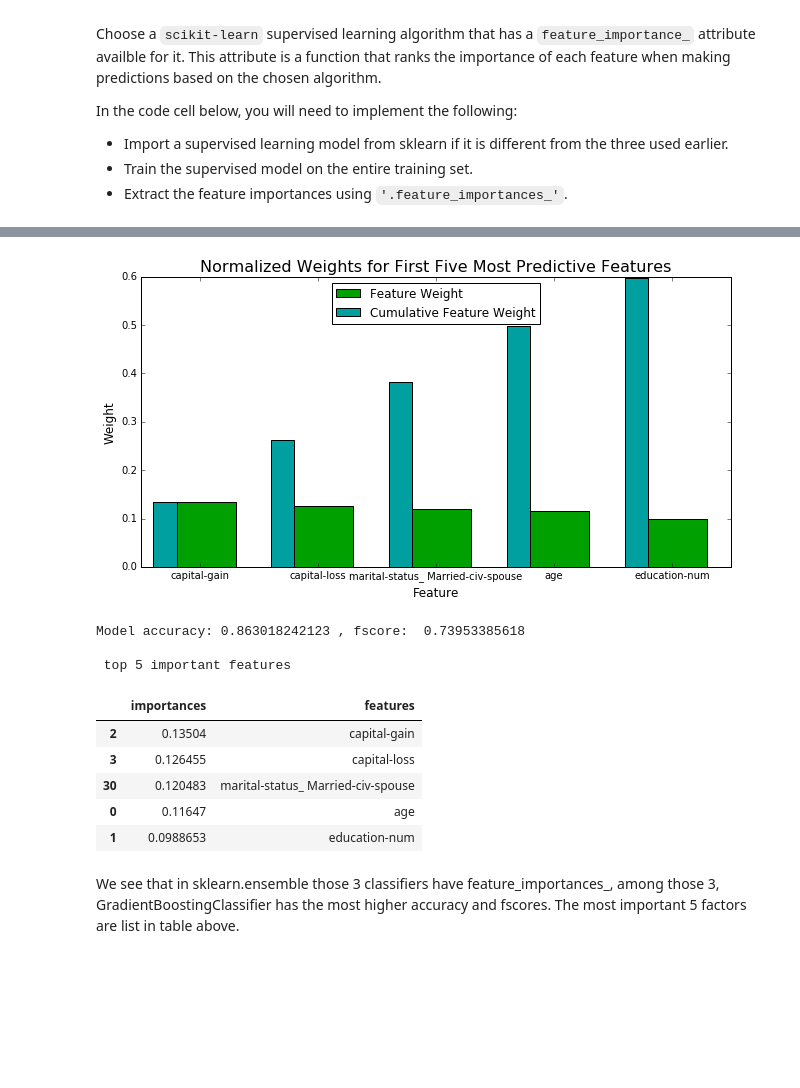
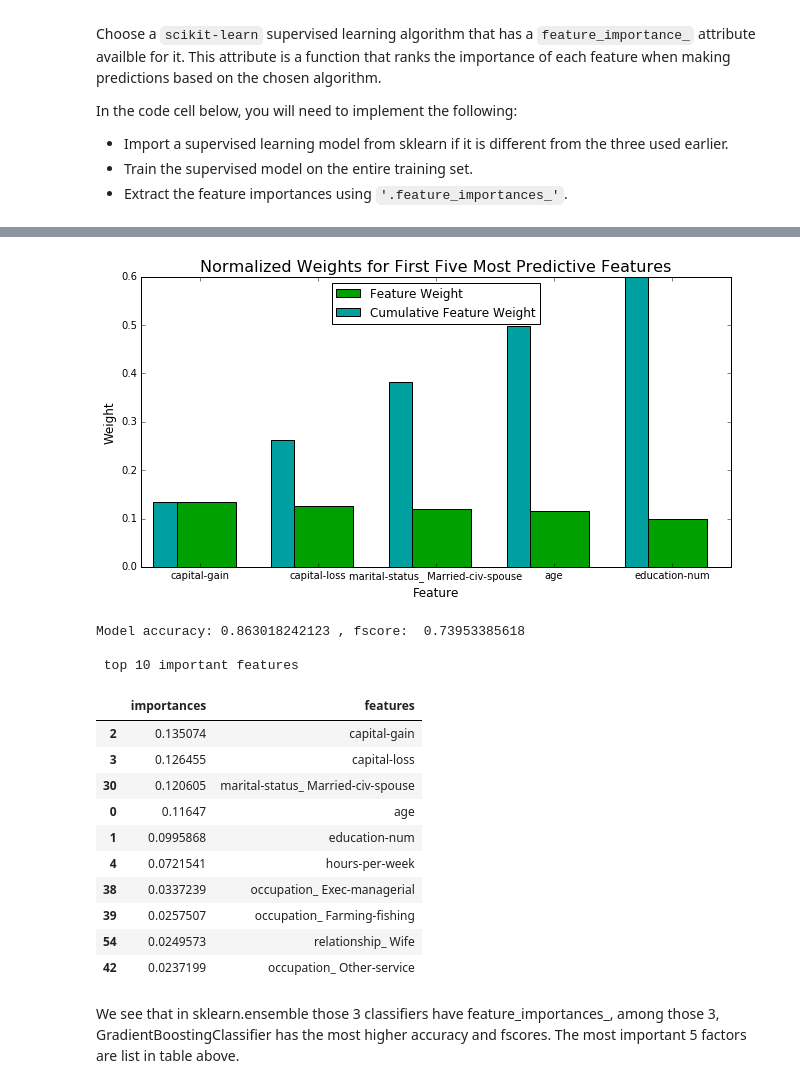
Before and after one commit to gundamkeroro/MLND, a Jupyter notebook: Project 2.Find Donors/finding_donors.ipynb, the cells around one changed output, grey strips where cells are left out. Drawn from its saved outputs; the diff is of its cells as text; code cells hidden in the pictures; blank space fills up the shorter version.

```diff
--- a/Project 2.Find Donors/finding_donors.ipynb
+++ b/Project 2.Find Donors/finding_donors.ipynb
@@ -575,41 +587,46 @@ Model accuracy: 0.83869541183 , fscore:  0.674293813911
 # %%
 # TODO: Import a supervised learning model that has 'feature_importances_'
 from sklearn.ensemble import GradientBoostingClassifier
 
 # TODO: Train the supervised model on the training set
 model = GradientBoostingClassifier().fit(X_train, y_train)
 
 # TODO: Extract the feature importances
 importances = model.feature_importances_
 
 # Plot
 vs.feature_plot(importances, X_train, y_train)
 
 # show scores
 predictions = model.predict(X_test)
 model_accuracy = accuracy_score(y_test, predictions)
 model_fscore = fbeta_score(y_test, predictions, beta=0.5)
 print "\nModel accuracy:", model_accuracy, ", fscore: ", model_fscore
 
 # show most importance features
 a = np.array(importances)
 factors = pd.DataFrame(data = np.array([importances.astype(float), features.columns]).T,
                        columns = ['importances', 'features'])
 factors = factors.sort_values('importances', ascending=False)
 
-print "\n top 5 important features"
-display(factors[:5])
+print "\n top 10 important features"
+display(factors[:10])
 # %% [output]
 [figure]
 Model accuracy: 0.863018242123 , fscore:  0.73953385618
 
- top 5 important features
+ top 10 important features
 |  | importances | features |
-| 2 | 0.13504 | capital-gain |
+| 2 | 0.135074 | capital-gain |
 | 3 | 0.126455 | capital-loss |
-| 30 | 0.120483 | marital-status_ Married-civ-spouse |
+| 30 | 0.120605 | marital-status_ Married-civ-spouse |
 | 0 | 0.11647 | age |
-| 1 | 0.0988653 | education-num |
+| 1 | 0.0995868 | education-num |
+| 4 | 0.0721541 | hours-per-week |
+| 38 | 0.0337239 | occupation_ Exec-managerial |
+| 39 | 0.0257507 | occupation_ Farming-fishing |
+| 54 | 0.0249573 | relationship_ Wife |
+| 42 | 0.0237199 | occupation_ Other-service |
 # %% [markdown]
 We see that in sklearn.ensemble those 3 classifiers have feature_importances_, among those 3, GradientBoostingClassifier has the most higher accuracy and fscores. The most important 5 factors are list in table above.
 # %% [markdown]
```
Also changed, not shown: parts of 9 cells of this notebook.
